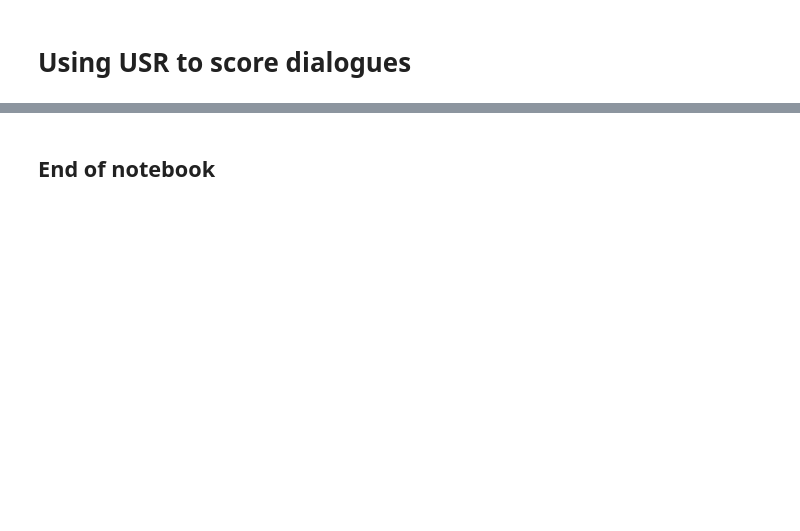
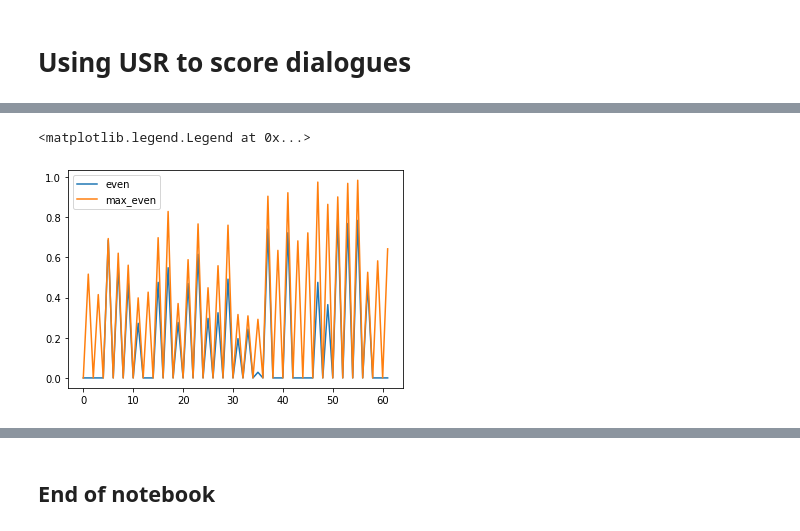
Before and after one commit to leolani/cltl-chatbots, a Jupyter notebook: src/notebooks/using_usr_dialogue_evaluation.ipynb, the cells around one changed output, grey strips where cells are left out. Drawn from its saved outputs; the diff is of its cells as text; code cells hidden in the pictures; blank space fills up the shorter version.

```diff
--- a/src/notebooks/using_usr_dialogue_evaluation.ipynb
+++ b/src/notebooks/using_usr_dialogue_evaluation.ipynb
@@ -184,0 +58,29 @@ Context coherence: LABEL_0 0.37423608579763 LABEL_1 0.6257639068268961
+# %%
+scores = []
+max_scores=[]
+odd_scores=[]
+odd_max_scores=[]
+even_scores=[]
+even_max_scores=[]
+turn_index =[]
+for index, turn in enumerate(turns):
+    turn_index.append(index)
+    context = turn[0]
+    target = turn[1]
+    cue=turn[2]
+    llh, best_sentence, max_score = model_mlm.sentence_likelihood(context,target)
+    print('Turn:', index)
+    print('Input:', cue)
+    print('Response', target)
+    print('\tLikelihood:', llh)
+    print('Best model response', best_sentence)
+    print('\tMax score:', max_score)
+    scores.append(llh)
+    max_scores.append(max_score)
+
+    if index % 2 == 0:
+        even_scores.append(llh)
+        even_max_scores.append(max_score)
+    else:
+        odd_scores.append(llh)
+        odd_max_scores.append(max_score)
@@ -184,0 +144,18 @@ Context coherence: LABEL_0 0.37423608579763 LABEL_1 0.6257639068268961
+# %%
+even_scores_graph = []
+for s in even_scores:
+    even_scores_graph.append(0)
+    even_scores_graph.append(s)
+
+max_even_scores_graph = []
+for s in even_max_scores:
+    max_even_scores_graph.append(0)
+    max_even_scores_graph.append(s)
+
+plt.plot(turn_index, even_scores_graph, label="even")
+plt.plot(turn_index, max_even_scores_graph, label="max_even")
+
+plt.legend()
+# %% [output]
+<matplotlib.legend.Legend at 0x...>
+[figure, added]
```
Also changed, not shown: parts of 16 cells of this notebook, 1 other file.
